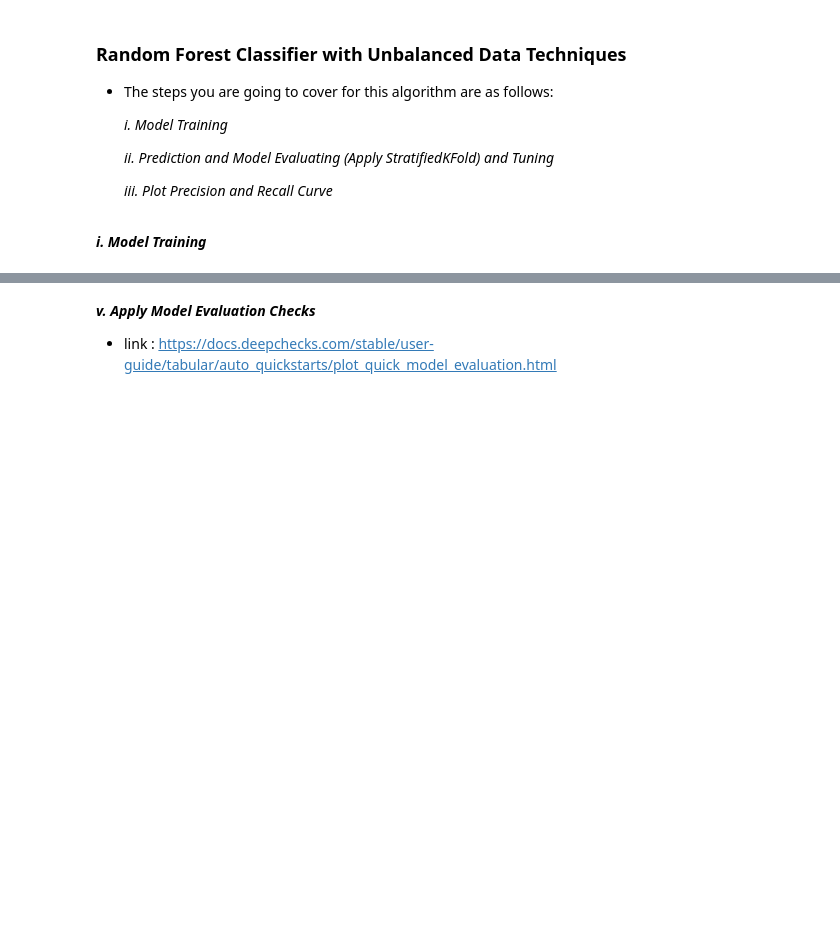
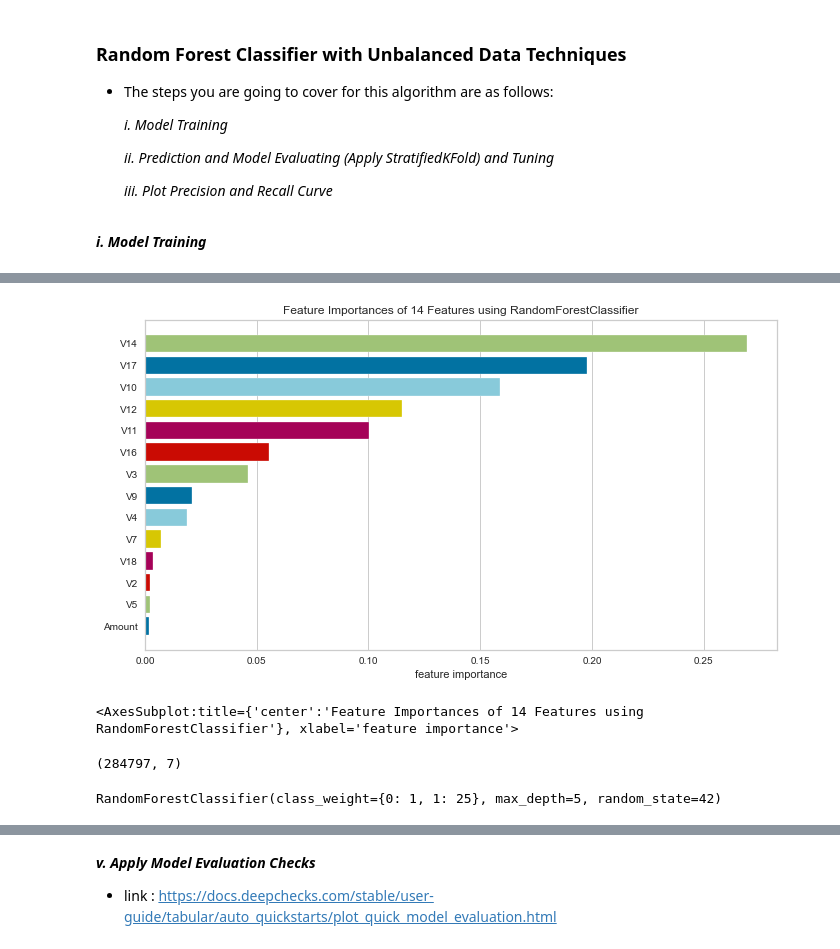
Before and after one commit to B-dogan/Credit-Card-Fraud-Detection-Project-, a Jupyter notebook: Fraud_Detection_Student_V3.ipynb, the cells around one changed output, grey strips where cells are left out. Saved outputs shown, nothing was run; the diff lists cells and outputs as text; code cells hidden in the pictures; blank space fills up the shorter version.

```diff
--- a/Fraud_Detection_Student_V3.ipynb
+++ b/Fraud_Detection_Student_V3.ipynb
@@ -1246,0 +1331,11 @@ dtype: float64
+# %%
+from yellowbrick.model_selection import FeatureImportances
+from yellowbrick.features import RadViz
+
+viz = FeatureImportances(rf_cl, relative=False, labels=X.columns)
+visualizer = RadViz(size=(700, 400))
+viz.fit(X_train, y_train)
+viz.show()
+# %% [output]
+[figure, added]
+<AxesSubplot:title={'center':'Feature Importances of 14 Features using RandomForestClassifier'}, xlabel='feature importance'>
@@ -1246,0 +1347,4 @@ dtype: float64
+# %%
+X5.shape
+# %% [output]
+(284797, 7)
@@ -1246,0 +1353,5 @@ dtype: float64
+# %%
+rf_model = RandomForestClassifier(class_weight={1:25, 0:1}, max_depth=5, random_state=42)
+rf_model.fit(X5_train, y5_train)
+# %% [output]
+RandomForestClassifier(class_weight={0: 1, 1: 25}, max_depth=5, random_state=42)
```
Also changed, not shown: parts of 102 cells of this notebook, 1 other file.
